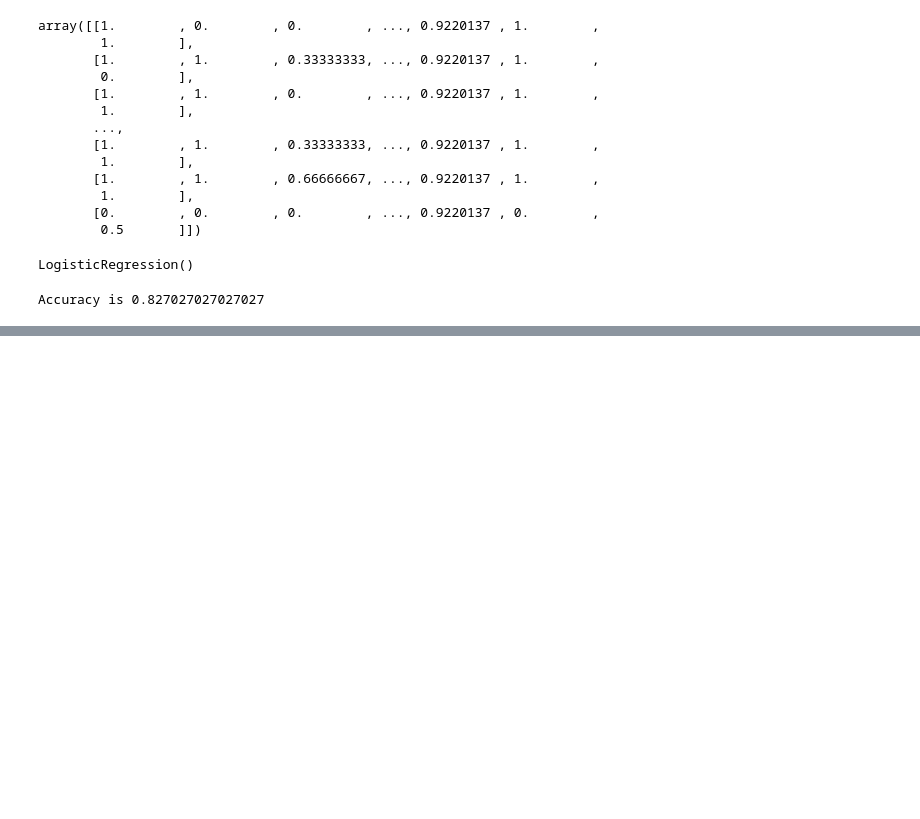
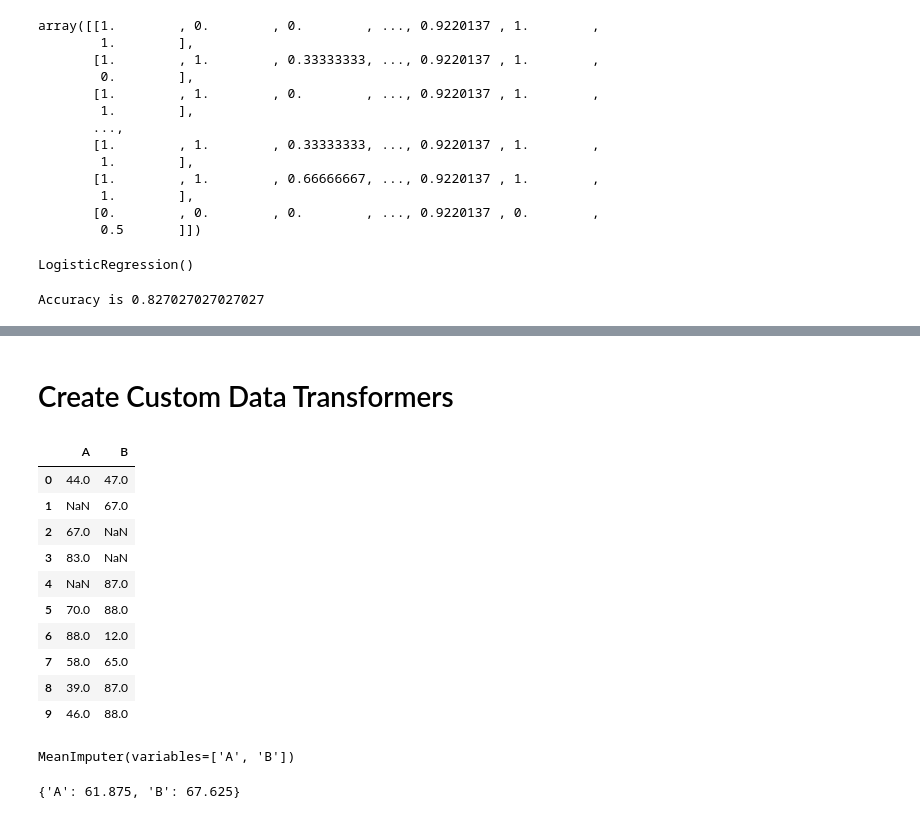
Before and after one commit to coders-nightmare/Loan_Eligibilty_Model, a Jupyter notebook: model/Loan_Experiment.ipynb, the cells around one changed output, grey strips where cells are left out. Drawn from its saved outputs; the diff is of its cells as text; code cells hidden in the pictures; blank space fills up the shorter version.

Commit message:
creating custom data transformers in preprocessing file for pipeline

```diff
--- a/model/Loan_Experiment.ipynb
+++ b/model/Loan_Experiment.ipynb
@@ -338,0 +317,2 @@ class DemoTransformer(BaseEstimator, TransformerMixin):
+# %% [markdown]
+# Create Custom Data Transformers
@@ -338,0 +351,30 @@ class DemoTransformer(BaseEstimator, TransformerMixin):
+# %%
+np.random.seed(0)
+df=pd.DataFrame(np.random.randint(0,100,(10,2)),columns=['A',
+                                                        'B'])
+df.iloc[1,0]=np.nan
+df.iloc[2,1]=np.nan
+df.iloc[3,1]=np.nan
+df.iloc[4,0]=np.nan
+df
+# %% [output]
+|  | A | B |
+| 0 | 44.0 | 47.0 |
+| 1 | NaN | 67.0 |
+| 2 | 67.0 | NaN |
+| 3 | 83.0 | NaN |
+| 4 | NaN | 87.0 |
+| 5 | 70.0 | 88.0 |
+| 6 | 88.0 | 12.0 |
+| 7 | 58.0 | 65.0 |
+| 8 | 39.0 | 87.0 |
+| 9 | 46.0 | 88.0 |
+# %%
+mean_imputer=MeanImputer(variables=['A','B'])
+mean_imputer.fit(df)
+# %% [output]
+MeanImputer(variables=['A', 'B'])
+# %%
+mean_imputer.mean_dict
+# %% [output]
+{'A': 61.875, 'B': 67.625}
```
Also changed, not shown: parts of 15 cells of this notebook, 2 other files.
